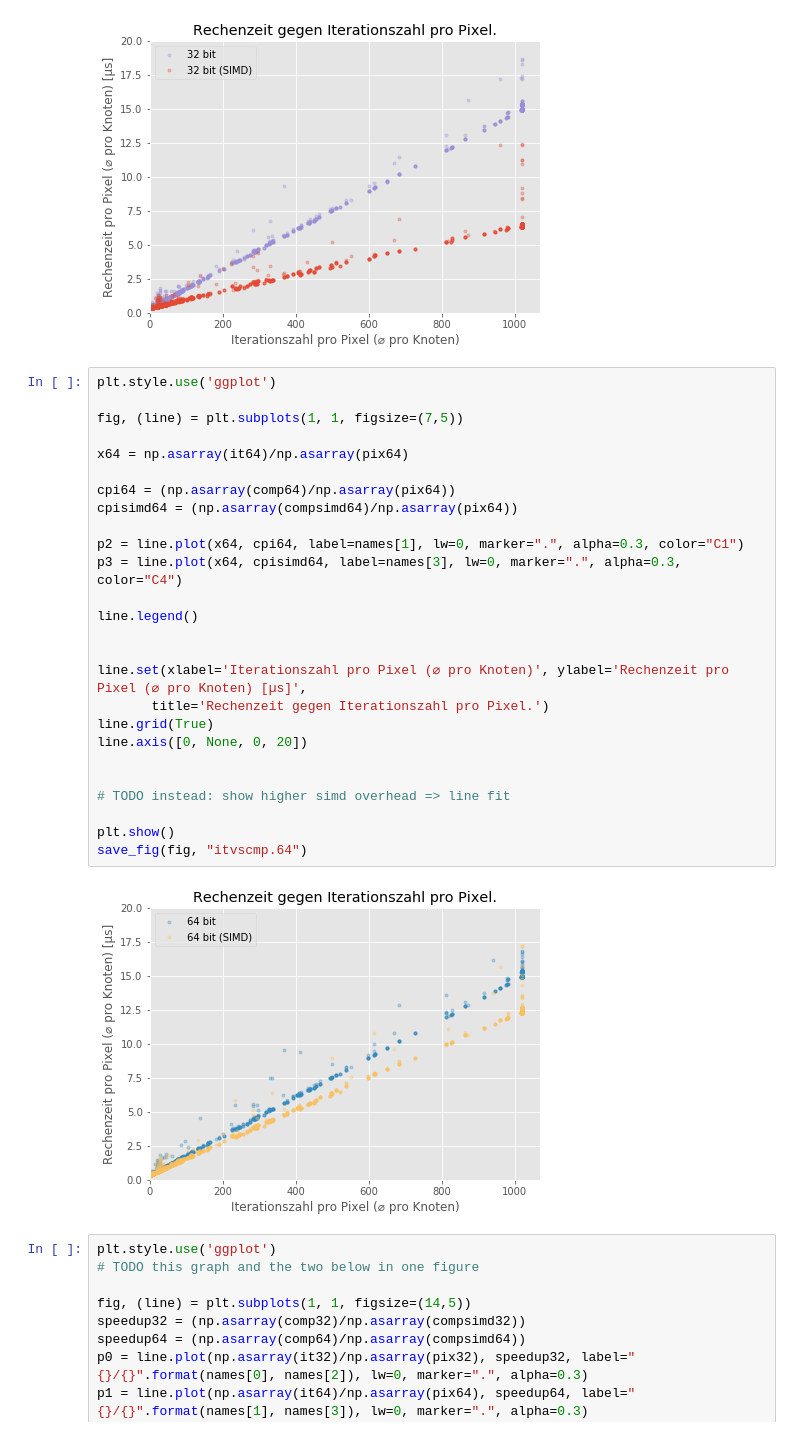
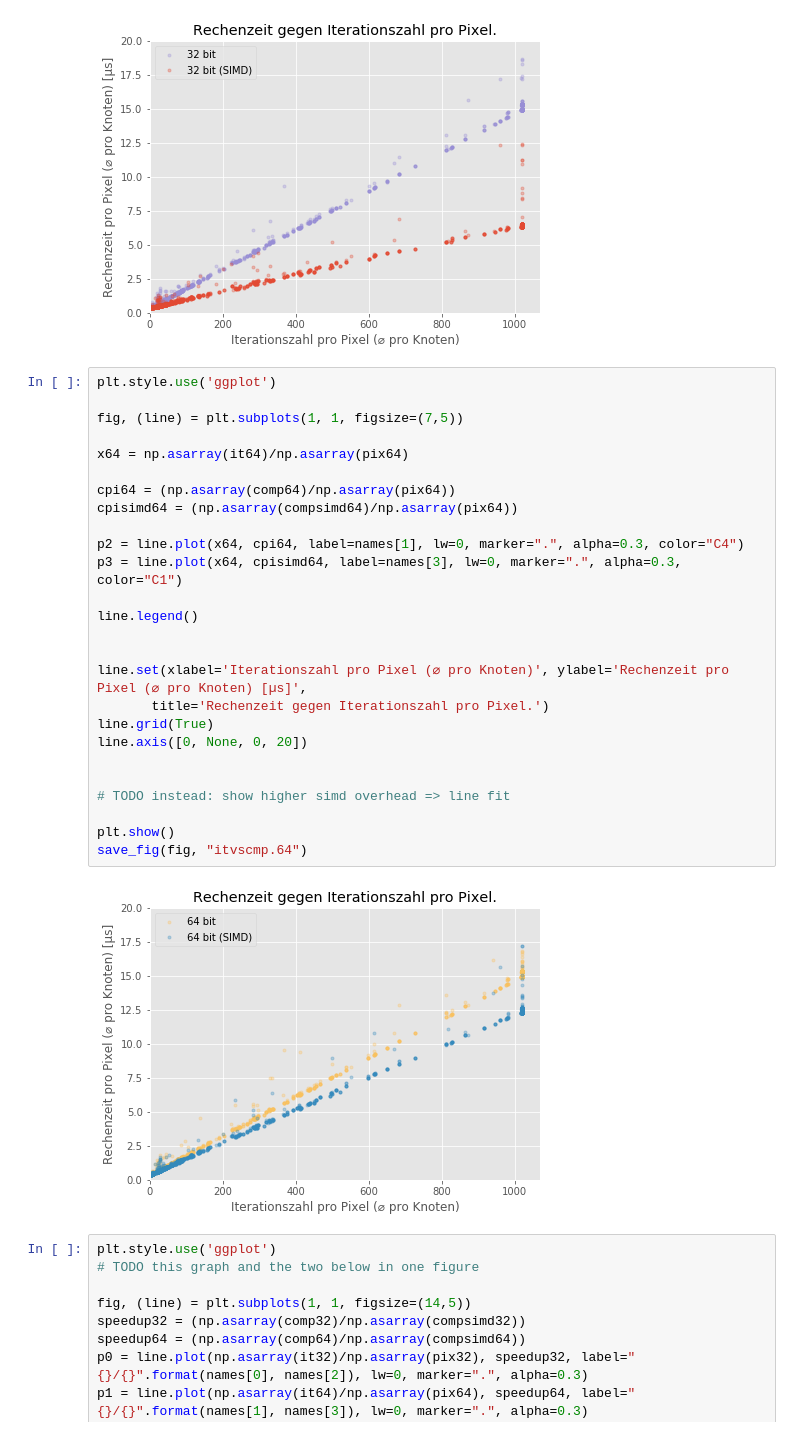
Before and after one commit to eragp/mandelbrot, a Jupyter notebook: eval/simd/implementations_eval.ipynb, the cells around one changed output. Saved outputs shown, nothing was run; the diff lists cells and outputs as text.

```diff
--- a/eval/simd/implementations_eval.ipynb
+++ b/eval/simd/implementations_eval.ipynb
@@ -95,31 +95,31 @@ save_fig(fig, "itvscmp.32")
 # %%
 plt.style.use('ggplot')
 
 fig, (line) = plt.subplots(1, 1, figsize=(7,5))
 
 x64 = np.asarray(it64)/np.asarray(pix64)
 
 cpi64 = (np.asarray(comp64)/np.asarray(pix64))
 cpisimd64 = (np.asarray(compsimd64)/np.asarray(pix64))
 
-p2 = line.plot(x64, cpi64, label=names[1], lw=0, marker=".", alpha=0.3, color="C1")
-p3 = line.plot(x64, cpisimd64, label=names[3], lw=0, marker=".", alpha=0.3, color="C4")
+p2 = line.plot(x64, cpi64, label=names[1], lw=0, marker=".", alpha=0.3, color="C4")
+p3 = line.plot(x64, cpisimd64, label=names[3], lw=0, marker=".", alpha=0.3, color="C1")
 
 line.legend()
 
 
 line.set(xlabel='Iterationszahl pro Pixel (⌀ pro Knoten)', ylabel='Rechenzeit pro Pixel (⌀ pro Knoten) [µs]',
        title='Rechenzeit gegen Iterationszahl pro Pixel.')
 line.grid(True)
 line.axis([0, None, 0, 20])
 
 
 # TODO instead: show higher simd overhead => line fit
 
 plt.show()
 save_fig(fig, "itvscmp.64")
 # %% [output]
-[figure, old version]
+[figure, new version]
 # %%
 plt.style.use('ggplot')
 # TODO this graph and the two below in one figure
```
Also changed, not shown: 2 other files.
